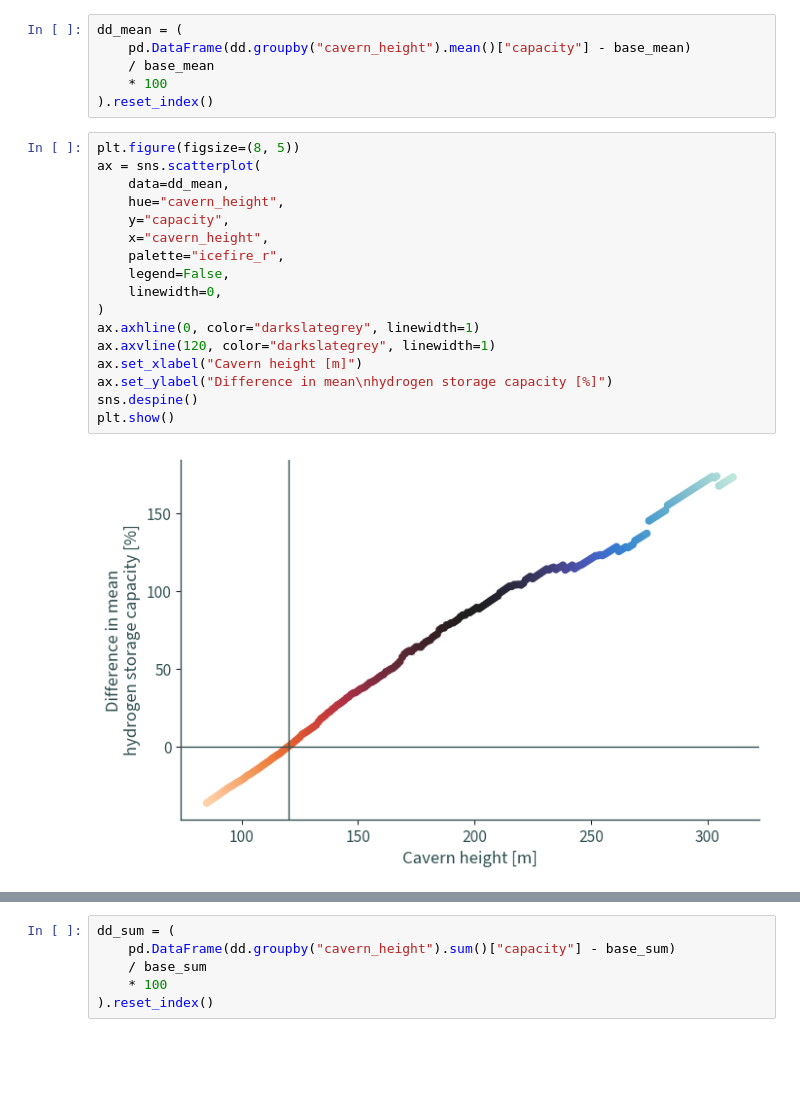
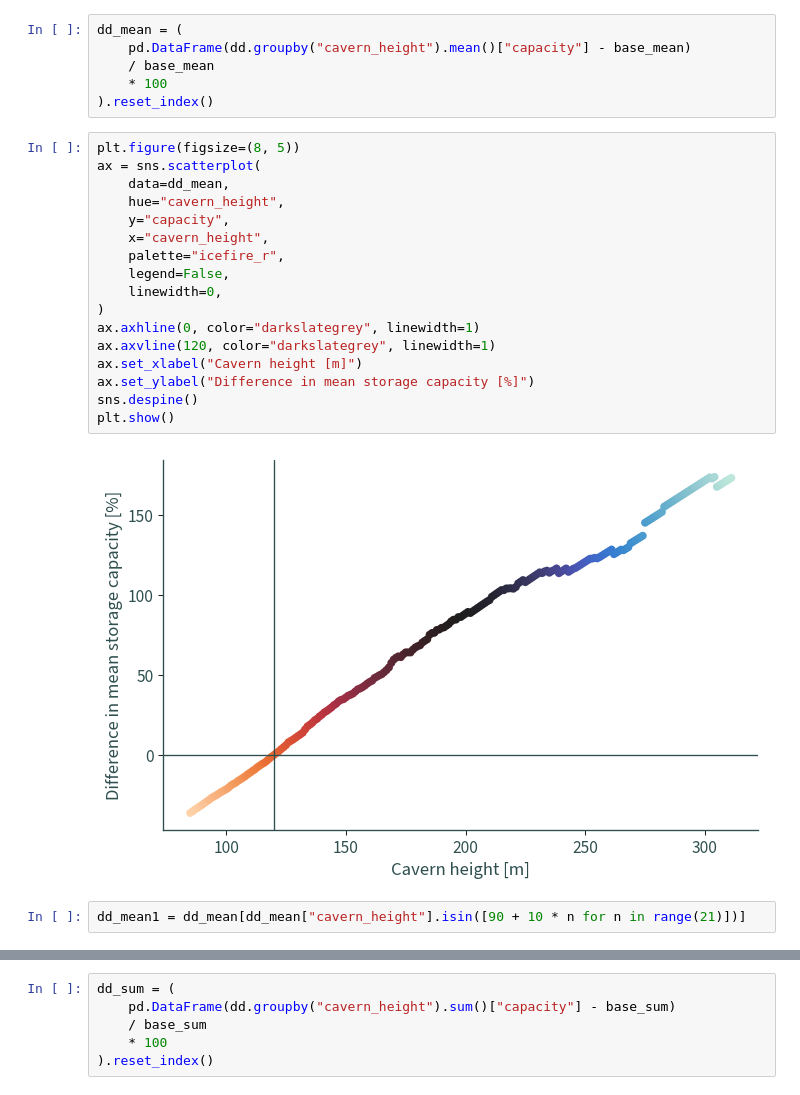
Before and after one commit to wind-to-hydrogen-toolkit/hydrogen-salt-storage, a Jupyter notebook: docs/notebooks/sensitivity.ipynb, the cells around one changed output, grey strips where cells are left out. Cells and saved outputs as stored; diff of their text form; blank space fills up the shorter version.

```diff
--- a/docs/notebooks/sensitivity.ipynb
+++ b/docs/notebooks/sensitivity.ipynb
@@ -138,19 +142,21 @@ dd_mean = (
 # %%
 plt.figure(figsize=(8, 5))
 ax = sns.scatterplot(
     data=dd_mean,
     hue="cavern_height",
     y="capacity",
     x="cavern_height",
     palette="icefire_r",
     legend=False,
     linewidth=0,
 )
 ax.axhline(0, color="darkslategrey", linewidth=1)
 ax.axvline(120, color="darkslategrey", linewidth=1)
 ax.set_xlabel("Cavern height [m]")
-ax.set_ylabel("Difference in mean\nhydrogen storage capacity [%]")
+ax.set_ylabel("Difference in mean storage capacity [%]")
 sns.despine()
 plt.show()
 # %% [output]
-[figure, old version]
+[figure, new version]
+# %%
+dd_mean1 = dd_mean[dd_mean["cavern_height"].isin([90 + 10 * n for n in range(21)])]
```
Also changed, not shown: parts of 11 cells of this notebook, 3 other files.
